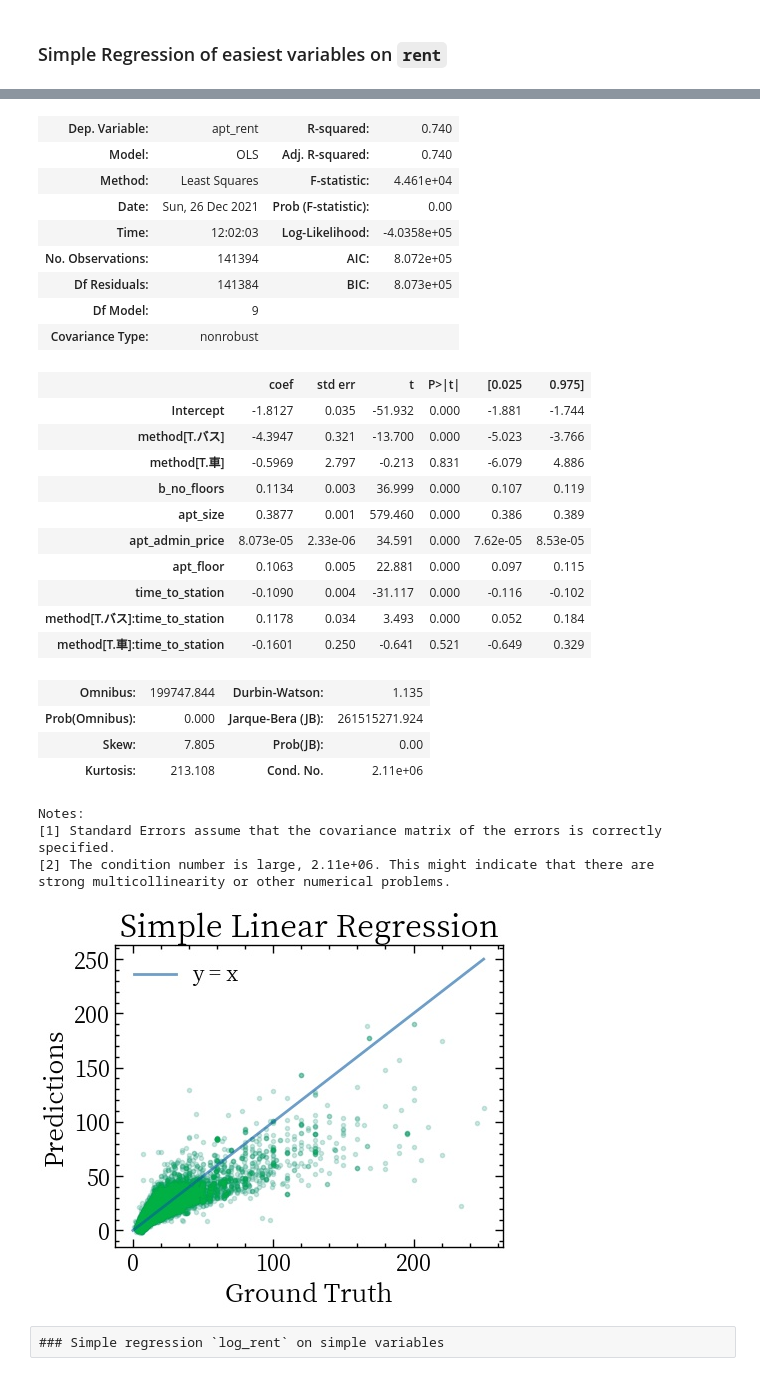
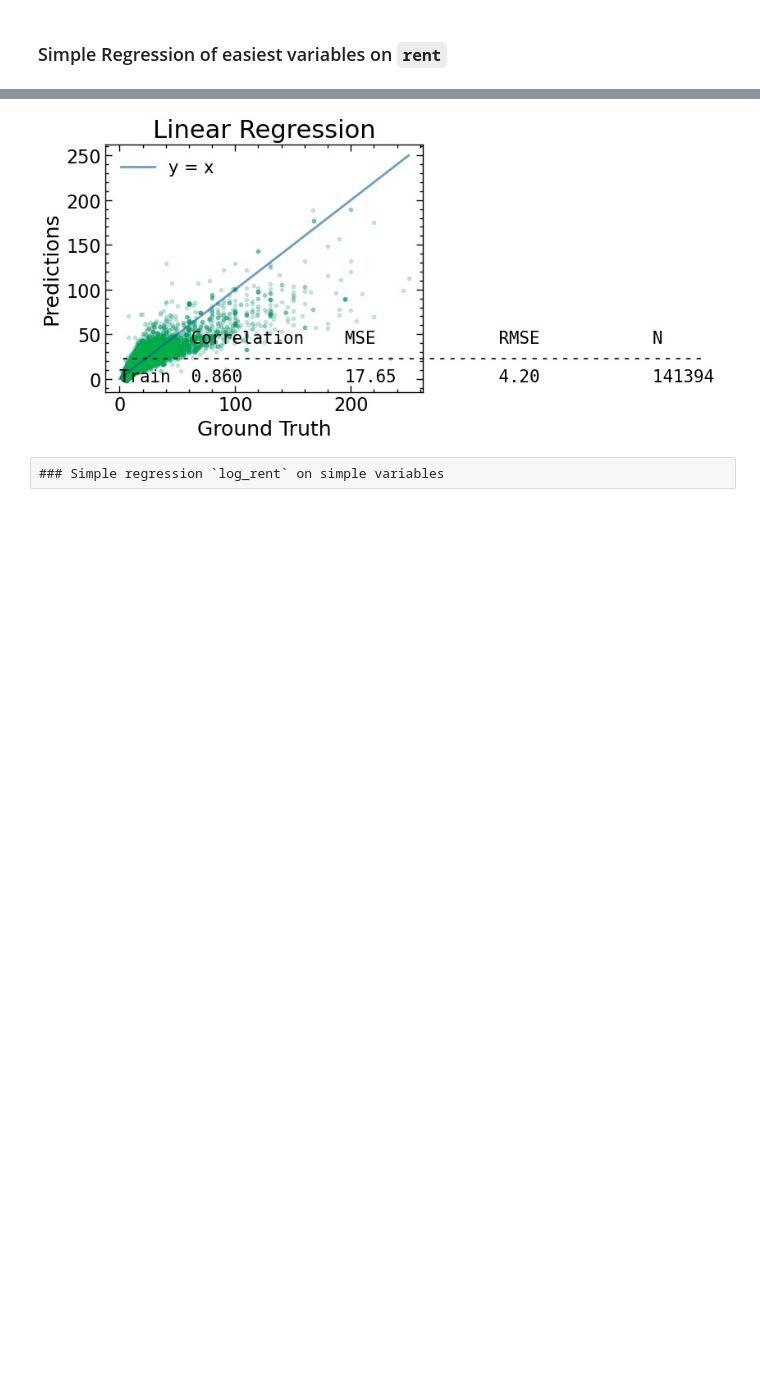
Before and after one commit to jiyans/real_estate_analysis, a Jupyter notebook: analysis/python/eda.ipynb, the cells around one changed output, grey strips where cells are left out. Drawn from its saved outputs; the diff is of its cells as text; code cells hidden in the pictures; blank space fills up the shorter version.

```diff
--- a/analysis/python/eda.ipynb
+++ b/analysis/python/eda.ipynb
@@ -73,12 +59,12 @@ def linear_model(formula, df, targ,model_name=None):
     results = smf.ols(formula.format(targ), data=df).fit()
     preds = results.predict(df)
     targs = df[targ]
-
     if model_name is None:
         model_name = formula.format(targ)
-    fig, ax = plot_regression_once(preds,targs,model_name)
+    fig,annot = plot_regression_once(preds,targs,model_name)
+    print(annot)
     fig.savefig("../../paper/assets/" + model_name + ".jpg")
-    return results,p,ax
+    return results,fig
 
 def set_base(ser, base):
     cats = list(ser.unique())
@@ -101,6 +103,6 @@ res,p = linear_model("{} ~"
                         "+ apt_floor"
                         "+ method * time_to_station"
                         # "+ station"
-                        ,df, "apt_rent", model_name="Simple Linear Regression")
-res.summary()
+                        ,df, "apt_rent", model_name="Linear Regression")
+# res.summary()
 # %% [output]
@@ -108,32 +112,4 @@ OLS Regression Results
-| Dep. Variable: | apt_rent | R-squared: | 0.740 |
-| Model: | OLS | Adj. R-squared: | 0.740 |
-| Method: | Least Squares | F-statistic: | 4.461e+04 |
-| Date: | Sun, 26 Dec 2021 | Prob (F-statistic): | 0.00 |
-| Time: | 12:02:03 | Log-Likelihood: | -4.0358e+05 |
-| No. Observations: | 141394 | AIC: | 8.072e+05 |
-| Df Residuals: | 141384 | BIC: | 8.073e+05 |
-| Df Model: | 9 |  |  |
-| Covariance Type: | nonrobust |  |  |
-|  | coef | std err | t | P>|t| | [0.025 | 0.975] |
-| Intercept | -1.8127 | 0.035 | -51.932 | 0.000 | -1.881 | -1.744 |
-| method[T.バス] | -4.3947 | 0.321 | -13.700 | 0.000 | -5.023 | -3.766 |
-| method[T.車] | -0.5969 | 2.797 | -0.213 | 0.831 | -6.079 | 4.886 |
-| b_no_floors | 0.1134 | 0.003 | 36.999 | 0.000 | 0.107 | 0.119 |
-| apt_size | 0.3877 | 0.001 | 579.460 | 0.000 | 0.386 | 0.389 |
-| apt_admin_price | 8.073e-05 | 2.33e-06 | 34.591 | 0.000 | 7.62e-05 | 8.53e-05 |
-| apt_floor | 0.1063 | 0.005 | 22.881 | 0.000 | 0.097 | 0.115 |
-| time_to_station | -0.1090 | 0.004 | -31.117 | 0.000 | -0.116 | -0.102 |
-| method[T.バス]:time_to_station | 0.1178 | 0.034 | 3.493 | 0.000 | 0.052 | 0.184 |
-| method[T.車]:time_to_station | -0.1601 | 0.250 | -0.641 | 0.521 | -0.649 | 0.329 |
-| Omnibus: | 199747.844 | Durbin-Watson: | 1.135 |
-| Prob(Omnibus): | 0.000 | Jarque-Bera (JB): | 261515271.924 |
-| Skew: | 7.805 | Prob(JB): | 0.00 |
-| Kurtosis: | 213.108 | Cond. No. | 2.11e+06 |
-Notes:
-[1] Standard Errors assume that the covariance matrix of the errors is correctly specified.
-[2] The condition number is large, 2.11e+06. This might indicate that there are
-strong multicollinearity or other numerical problems.
-[figure, old version]
+[figure, new version]
 # %% [raw]
 ### Simple regression `log_rent` on simple variables
 # %%
```
Also changed, not shown: parts of 22 cells of this notebook.
